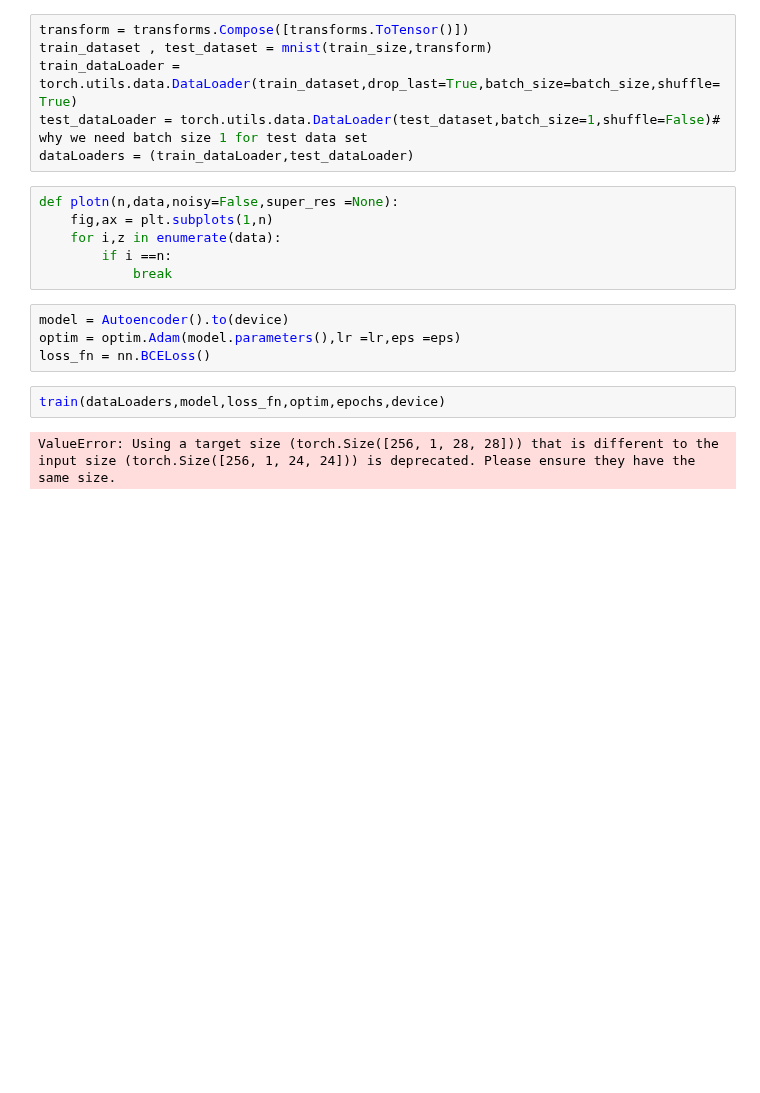
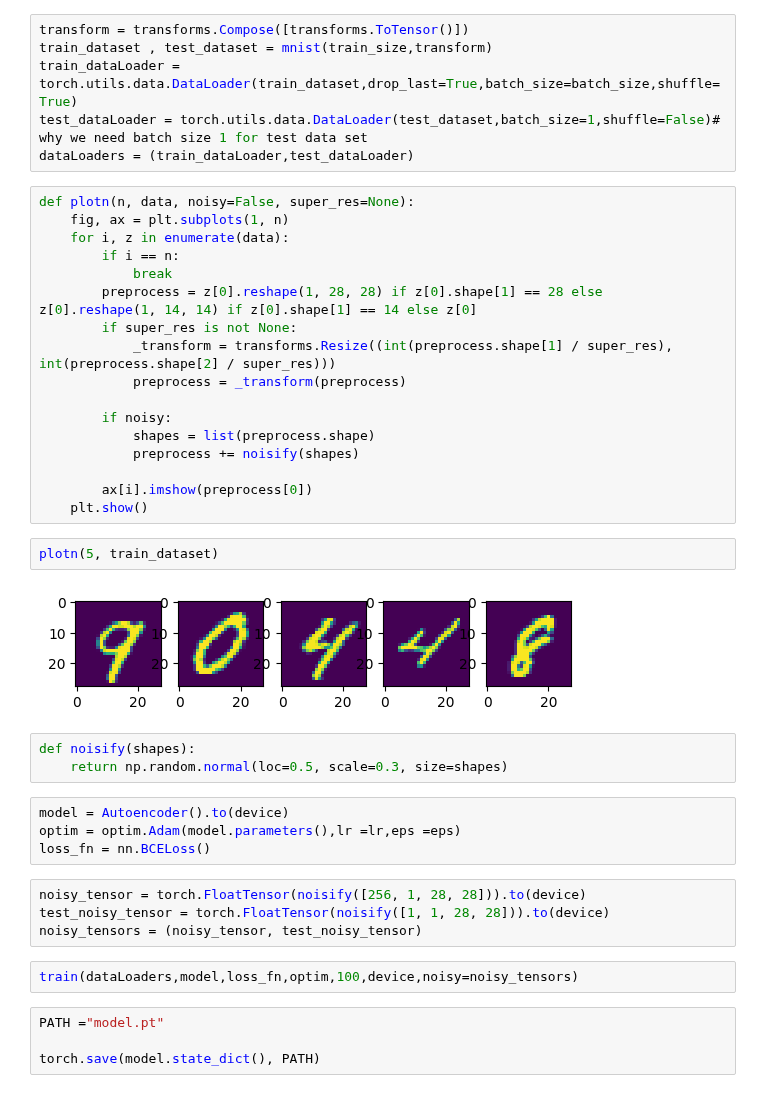
Before and after one commit to ryyzn9/Autoencoders-AEE, a Jupyter notebook: train.ipynb, the cells around one changed output. Cells and saved outputs as stored; diff of their text form; blank space fills up the shorter version.

```diff
--- a/train.ipynb
+++ b/train.ipynb
@@ -26,17 +27,41 @@ train_dataset , test_dataset = mnist(train_size,transform)
 train_dataLoader = torch.utils.data.DataLoader(train_dataset,drop_last=True,batch_size=batch_size,shuffle=True)
 test_dataLoader = torch.utils.data.DataLoader(test_dataset,batch_size=1,shuffle=False)# why we need batch size 1 for test data set
 dataLoaders = (train_dataLoader,test_dataLoader)
-# %%
-def plotn(n,data,noisy=False,super_res =None):
-    fig,ax = plt.subplots(1,n)
-    for i,z in enumerate(data):
-        if i ==n:
-            break
+# %%
+def plotn(n, data, noisy=False, super_res=None):
+    fig, ax = plt.subplots(1, n)
+    for i, z in enumerate(data):
+        if i == n:
+            break
+        preprocess = z[0].reshape(1, 28, 28) if z[0].shape[1] == 28 else z[0].reshape(1, 14, 14) if z[0].shape[1] == 14 else z[0]
+        if super_res is not None:
+            _transform = transforms.Resize((int(preprocess.shape[1] / super_res), int(preprocess.shape[2] / super_res)))
+            preprocess = _transform(preprocess)
+
+        if noisy:
+            shapes = list(preprocess.shape)
+            preprocess += noisify(shapes)
+
+        ax[i].imshow(preprocess[0])
+    plt.show()
+# %%
+plotn(5, train_dataset)
+# %% [output]
+[figure, added]
+# %%
+def noisify(shapes):
+    return np.random.normal(loc=0.5, scale=0.3, size=shapes)
 # %%
 model = Autoencoder().to(device)
 optim = optim.Adam(model.parameters(),lr =lr,eps =eps)
 loss_fn = nn.BCELoss()
+# %%
+noisy_tensor = torch.FloatTensor(noisify([256, 1, 28, 28])).to(device)
+test_noisy_tensor = torch.FloatTensor(noisify([1, 1, 28, 28])).to(device)
+noisy_tensors = (noisy_tensor, test_noisy_tensor)
 # %%
-train(dataLoaders,model,loss_fn,optim,epochs,device)
+train(dataLoaders,model,loss_fn,optim,100,device,noisy=noisy_tensors)
-# %% [output]
-ValueError: Using a target size (torch.Size([256, 1, 28, 28])) that is different to the input size (torch.Size([256, 1, 24, 24])) is deprecated. Please ensure they have the same size.
+# %%
+PATH ="model.pt"
+
+torch.save(model.state_dict(), PATH)
```
Also changed, not shown: parts of 5 cells of this notebook, 2 other files.
